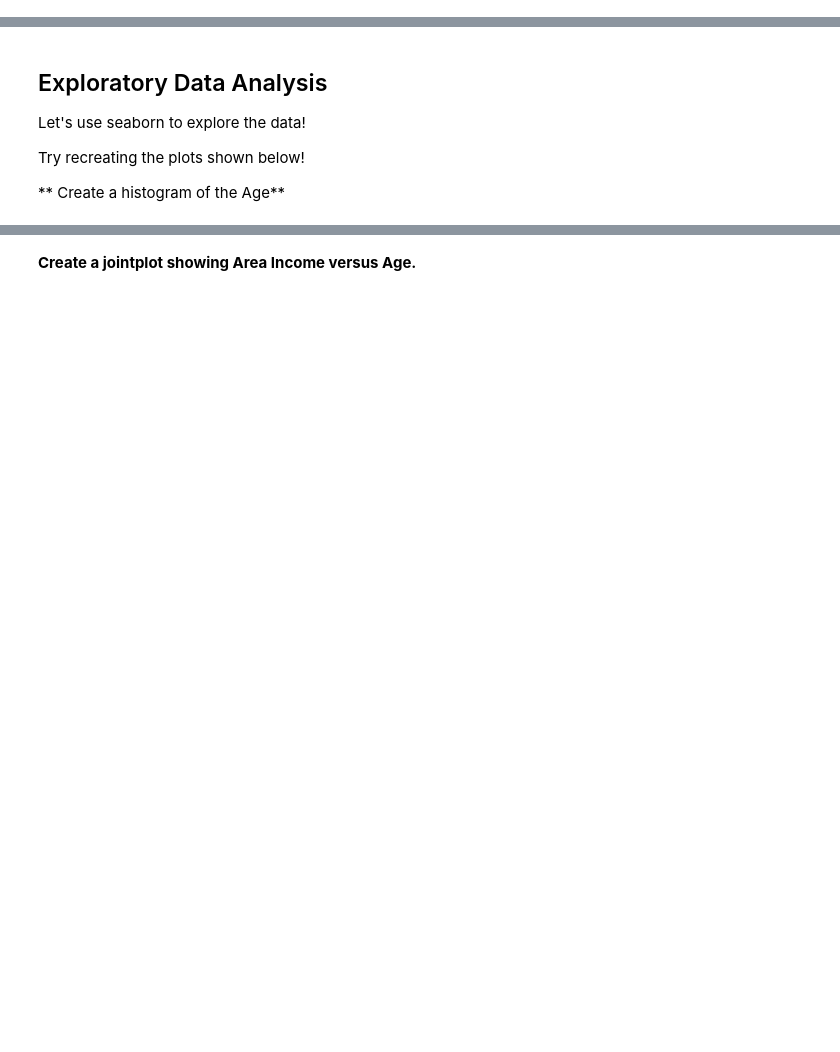
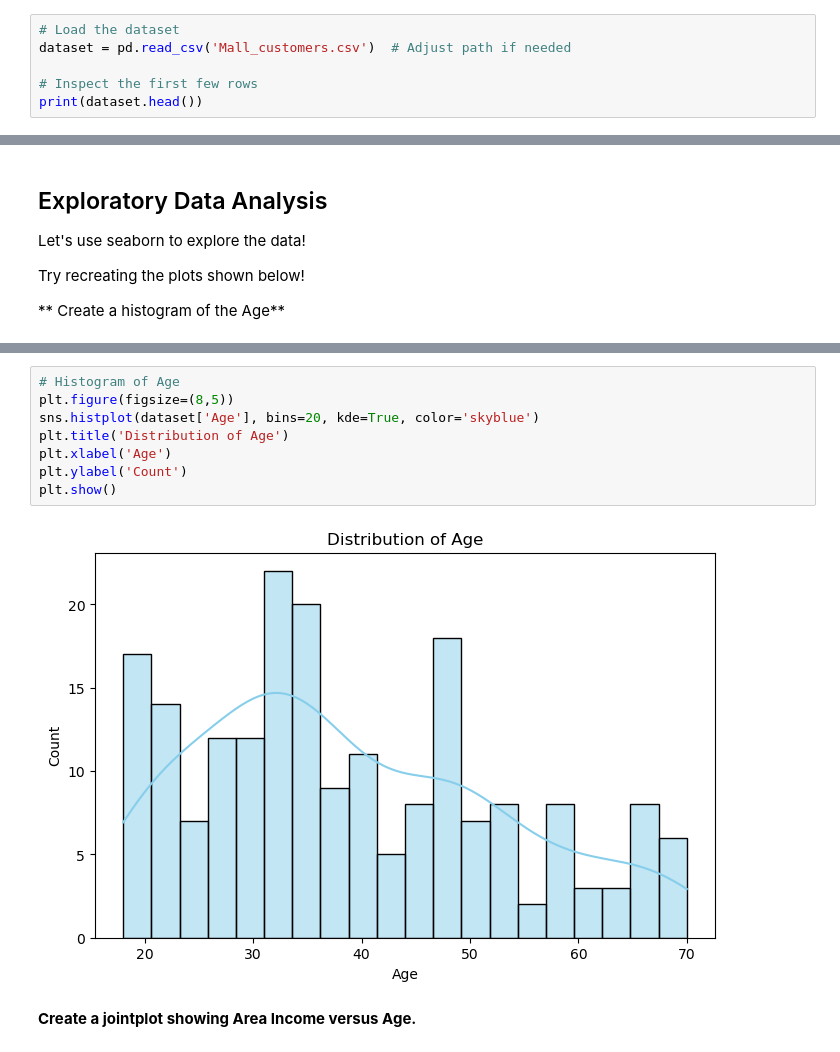
Before and after one commit to mohamedbsnt/regression-logistique-, a Jupyter notebook: 02-Logistic-Regression-Project-1.ipynb, the cells around one changed output, grey strips where cells are left out. Cells and saved outputs as stored; diff of their text form; blank space fills up the shorter version.

```diff
--- a/02-Logistic-Regression-Project-1.ipynb
+++ b/02-Logistic-Regression-Project-1.ipynb
@@ -24,3 +42,9 @@ This data set contains the following features:
 # %% [markdown]
 ## Get the Data
 **Read in the advertising.csv file and set it to a data frame called ad_data.**
+# %%
+# Load the dataset
+dataset = pd.read_csv('Mall_customers.csv')  # Adjust path if needed
+
+# Inspect the first few rows
+print(dataset.head())
@@ -79,2 +129,12 @@ Try recreating the plots shown below!
+# %%
+# Histogram of Age
+plt.figure(figsize=(8,5))
+sns.histplot(dataset['Age'], bins=20, kde=True, color='skyblue')
+plt.title('Distribution of Age')
+plt.xlabel('Age')
+plt.ylabel('Count')
+plt.show()
+# %% [output]
+[figure, added]
 # %% [markdown]
 **Create a jointplot showing Area Income versus Age.**
```
Also changed, not shown: parts of 17 cells of this notebook.
